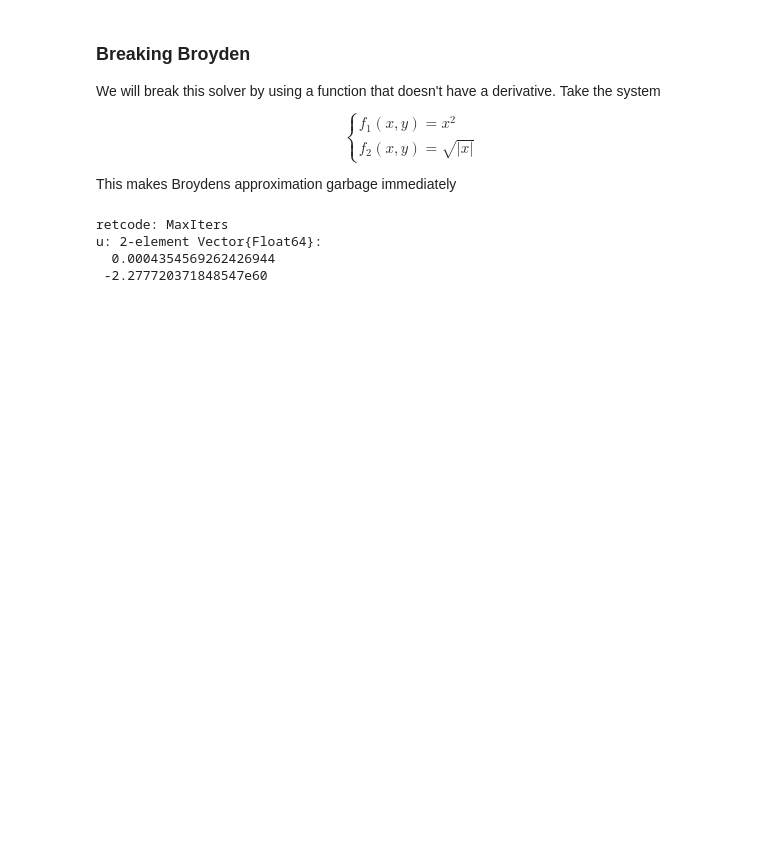
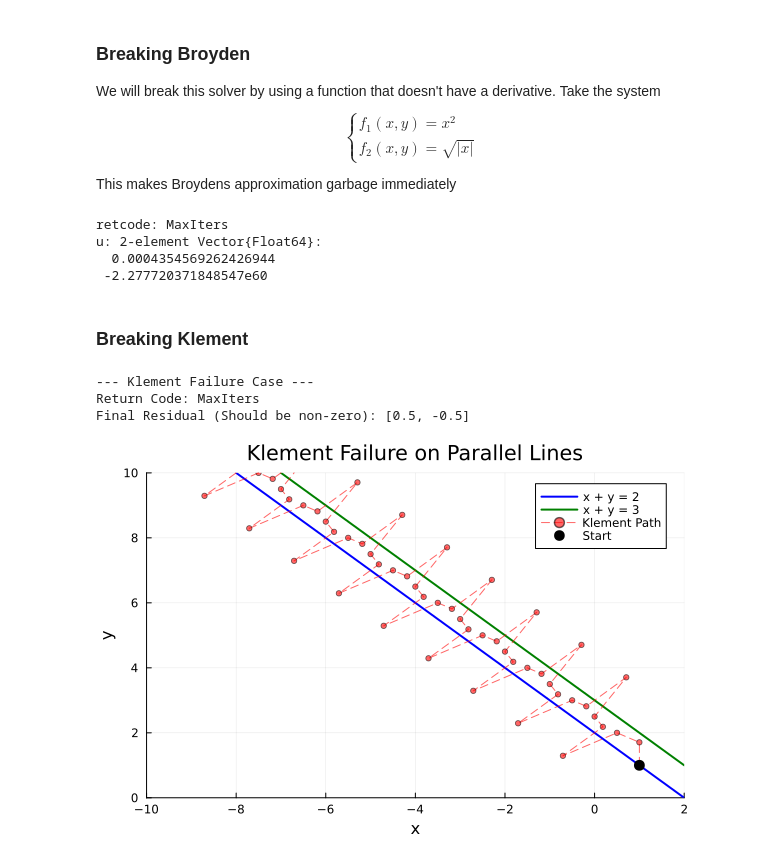
Before and after one commit to kyok2224/numcomp-project-nonlinearsolve, a Jupyter notebook: FinalPresentation.ipynb, the cells around one changed output. Drawn from its saved outputs; the diff is of its cells as text; code cells hidden in the pictures; blank space fills up the shorter version.

Commit message:
adding klement failure

```diff
--- a/FinalPresentation.ipynb
+++ b/FinalPresentation.ipynb
@@ -366,3 +338,74 @@ retcode: MaxIters
 u: 2-element Vector{Float64}:
   0.0004354569262426944
  -2.277720371848547e60
+# %% [markdown]
+### Breaking Klement
+# %%
+"""
+f_klement_fail!(F, u, p)
+A system of parallel lines
+x + y = 2
+x + y = 3
+There is no solution, and the Jacobian is singular everywhere.
+"""
+function f_klement_fail!(F, u, p)
+    x, y = u
+    F[1] = x + y - 2
+    F[2] = x + y - 3
+end
+
+u0_klement = [1.0, 1.0]
+prob_klement_fail = NonlinearProblem(f_klement_fail!, u0_klement)
+cache = init(prob_klement_fail, Klement(), maxiters=100)
+
+println("--- Klement Failure Case ---")
+
+# We limit maxiters because it might just spin forever without converging
+sol_klement = solve(prob_klement_fail, Klement(), maxiters=100)
+
+println("Return Code: ", sol_klement.retcode)
+println("Final Residual (Should be non-zero): ", sol_klement.resid)
+# %% [output]
+--- Klement Failure Case ---
+Return Code: MaxIters
+Final Residual (Should be non-zero): [0.5, -0.5]
+# %%
+using NonlinearSolve
+using Plots
+
+guesses_x = [u0_klement[1]]
+guesses_y = [u0_klement[2]]
+
+for i in 1:100
+    step!(cache)
+    push!(guesses_x, cache.u[1])
+    push!(guesses_y, cache.u[2])
+end
+
+# Lines in our system
+x_range = range(-10, 2, length=400)
+y_line1 = 2 .- x_range
+y_line2 = 3 .- x_range
+
+plot(x_range, y_line1, label="x + y = 2", linewidth=2, color=:blue)
+plot!(x_range, y_line2, label="x + y = 3", linewidth=2, color=:green)
+
+# Plotting each iteration
+plot!(guesses_x, guesses_y,
+      label="Klement Path",
+      color=:red,
+      marker=:circle,
+      markersize=3,
+      linestyle=:dash,
+      alpha=0.6)
+
+#Marking Starting point
+scatter!([guesses_x[1]], [guesses_y[1]], color=:black, markersize=6, label="Start")
+
+title!("Klement Failure on Parallel Lines")
+xlabel!("x")
+ylabel!("y")
+xlims!(-10, 2)
+ylims!(0, 10)
+# %% [output]
+[figure, added]
```
Also changed, not shown: parts of 5 cells of this notebook.
